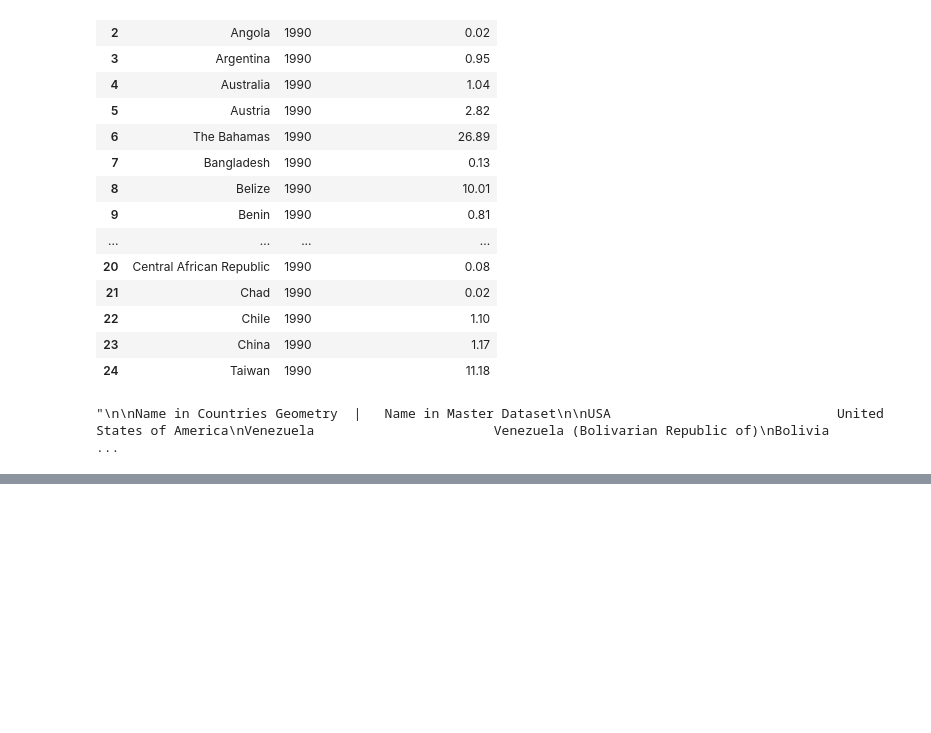
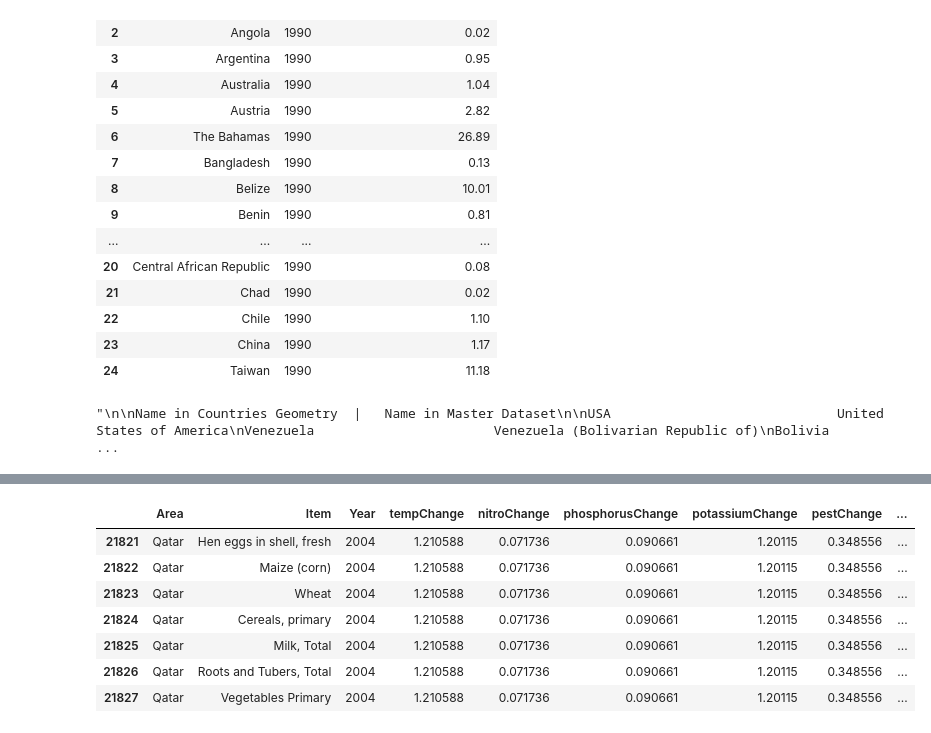
Before and after one commit to justinzhao07/cmsc471_final_project, a Jupyter notebook: pesticide/reprocess_data.ipynb, the cells around one changed output, grey strips where cells are left out. Saved outputs shown, nothing was run; the diff lists cells and outputs as text; code cells hidden in the pictures; blank space fills up the shorter version.

```diff
--- a/pesticide/reprocess_data.ipynb
+++ b/pesticide/reprocess_data.ipynb
@@ -205,0 +219,11 @@ percent_change_df.head(11)
+# %%
+mast_data[(mast_data["Year"] == 2004) & (mast_data["Area"] == "Qatar")].head(11)
+# %% [output]
+|  | Area | Item | Year | tempChange | nitroChange | phosphorusChange | potassiumChange | pestChange | ... |
+| 21821 | Qatar | Hen eggs in shell, fresh | 2004 | 1.210588 | 0.071736 | 0.090661 | 1.20115 | 0.348556 | ... |
+| 21822 | Qatar | Maize (corn) | 2004 | 1.210588 | 0.071736 | 0.090661 | 1.20115 | 0.348556 | ... |
+| 21823 | Qatar | Wheat | 2004 | 1.210588 | 0.071736 | 0.090661 | 1.20115 | 0.348556 | ... |
+| 21824 | Qatar | Cereals, primary | 2004 | 1.210588 | 0.071736 | 0.090661 | 1.20115 | 0.348556 | ... |
+| 21825 | Qatar | Milk, Total | 2004 | 1.210588 | 0.071736 | 0.090661 | 1.20115 | 0.348556 | ... |
+| 21826 | Qatar | Roots and Tubers, Total | 2004 | 1.210588 | 0.071736 | 0.090661 | 1.20115 | 0.348556 | ... |
+| 21827 | Qatar | Vegetables Primary | 2004 | 1.210588 | 0.071736 | 0.090661 | 1.20115 | 0.348556 | ... |
```
Also changed, not shown: parts of 5 cells of this notebook, 3 other files.
